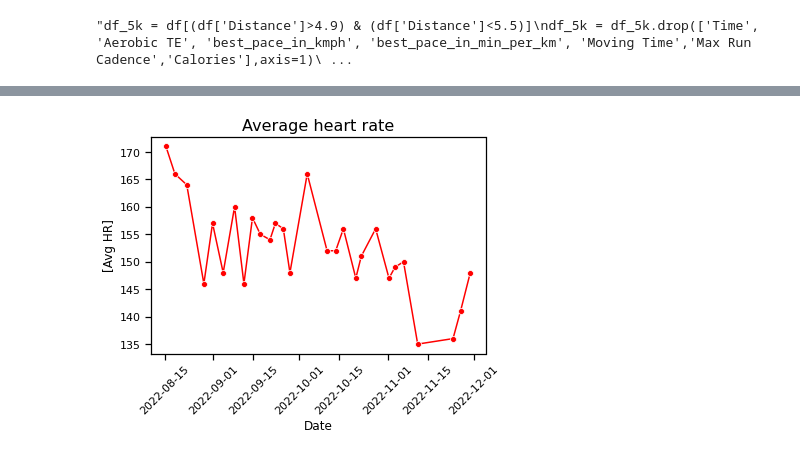
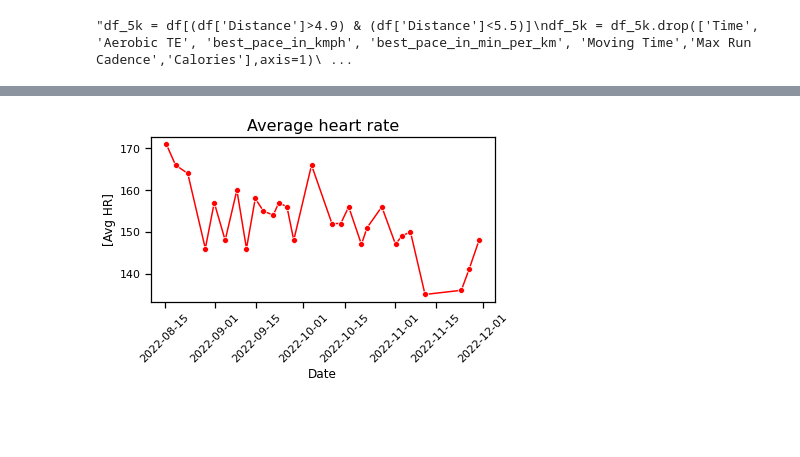
Before and after one commit to rluyck/running, a Jupyter notebook: notebook.ipynb, the cells around one changed output, grey strips where cells are left out. Cells and saved outputs as stored; diff of their text form; code cells hidden in the pictures; blank space fills up the shorter version.

```diff
--- a/notebook.ipynb
+++ b/notebook.ipynb
@@ -183,10 +186,11 @@ plt.savefig('./images/avg_pace')
 # %%
 plt.figure()
 line = sns.lineplot(x=df.Date, y=df['Avg HR'],color='r',marker='o')
 plt.xlabel('Date',size=12)
 plt.xticks(rotation=45)
 plt.ylabel('[Avg HR]',size=12)
 plt.title('Average heart rate',size=16)
+plt.tight_layout()
 plt.savefig('./images/avg_hr')
 # %% [output]
-[figure, old version]
+[figure, new version]
```
Also changed, not shown: parts of 3 cells of this notebook, 4 other files.
